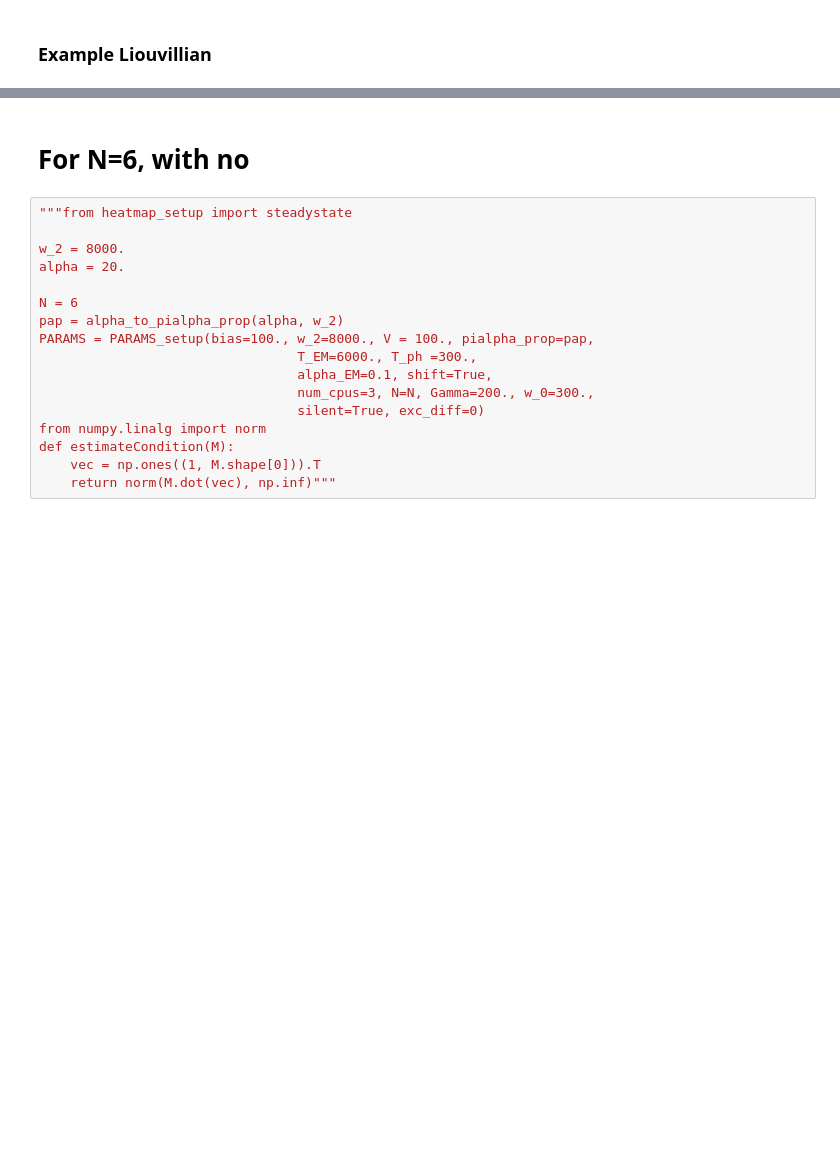
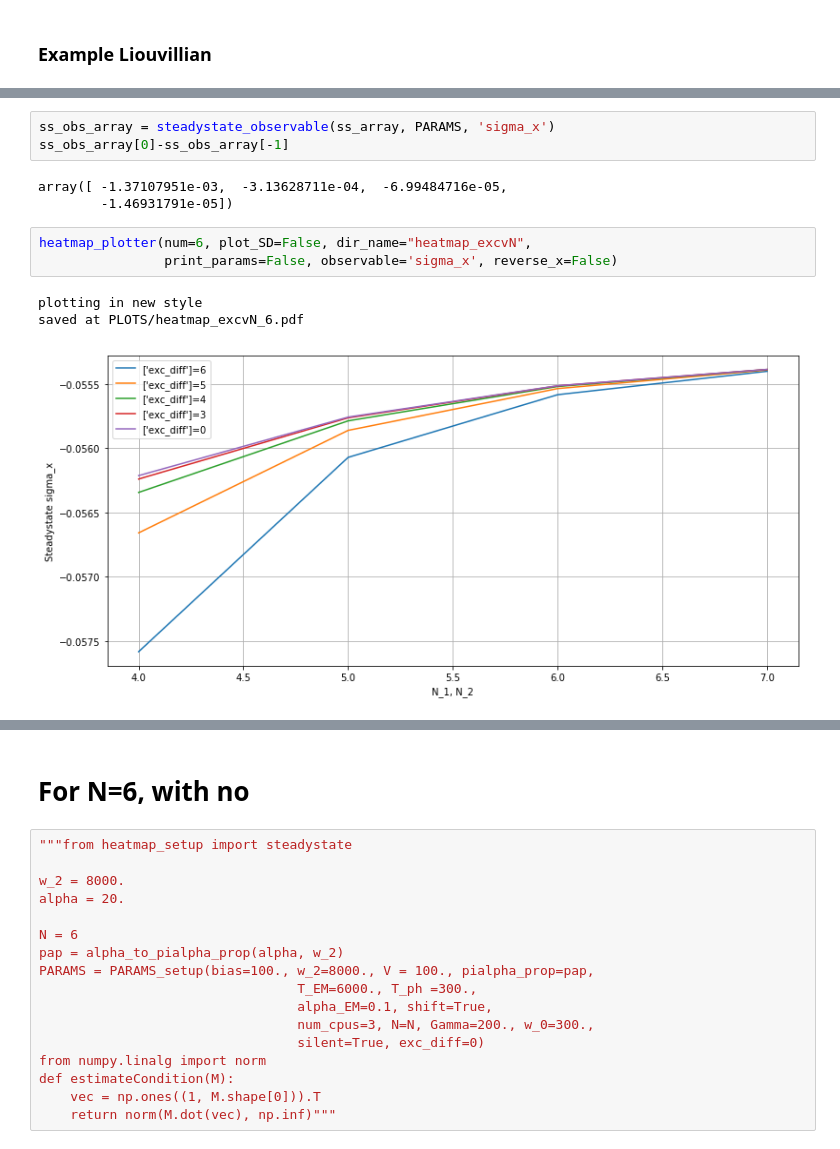
Before and after one commit to HenryMaguire/dimer-code, a Jupyter notebook: convergence_dimer.ipynb, the cells around one changed output, grey strips where cells are left out. Saved outputs shown, nothing was run; the diff lists cells and outputs as text; blank space fills up the shorter version.

```diff
--- a/convergence_dimer.ipynb
+++ b/convergence_dimer.ipynb
@@ -267,0 +246,13 @@ visualise_dense(ssLt)
+# %%
+ss_obs_array = steadystate_observable(ss_array, PARAMS, 'sigma_x')
+ss_obs_array[0]-ss_obs_array[-1]
+# %% [output]
+array([ -1.37107951e-03,  -3.13628711e-04,  -6.99484716e-05,
+        -1.46931791e-05])
+# %%
+heatmap_plotter(num=6, plot_SD=False, dir_name="heatmap_excvN",
+                print_params=False, observable='sigma_x', reverse_x=False)
+# %% [output]
+plotting in new style
+saved at PLOTS/heatmap_excvN_6.pdf
+[figure, added]
```
Also changed, not shown: parts of 35 cells of this notebook, 21 other files.
